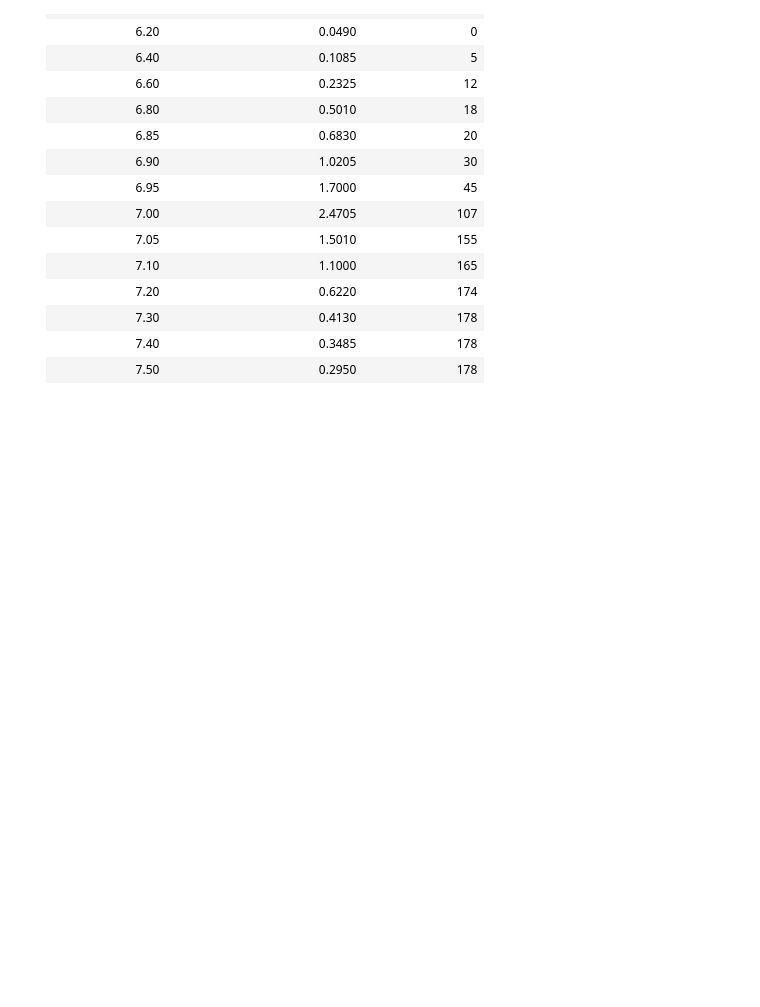
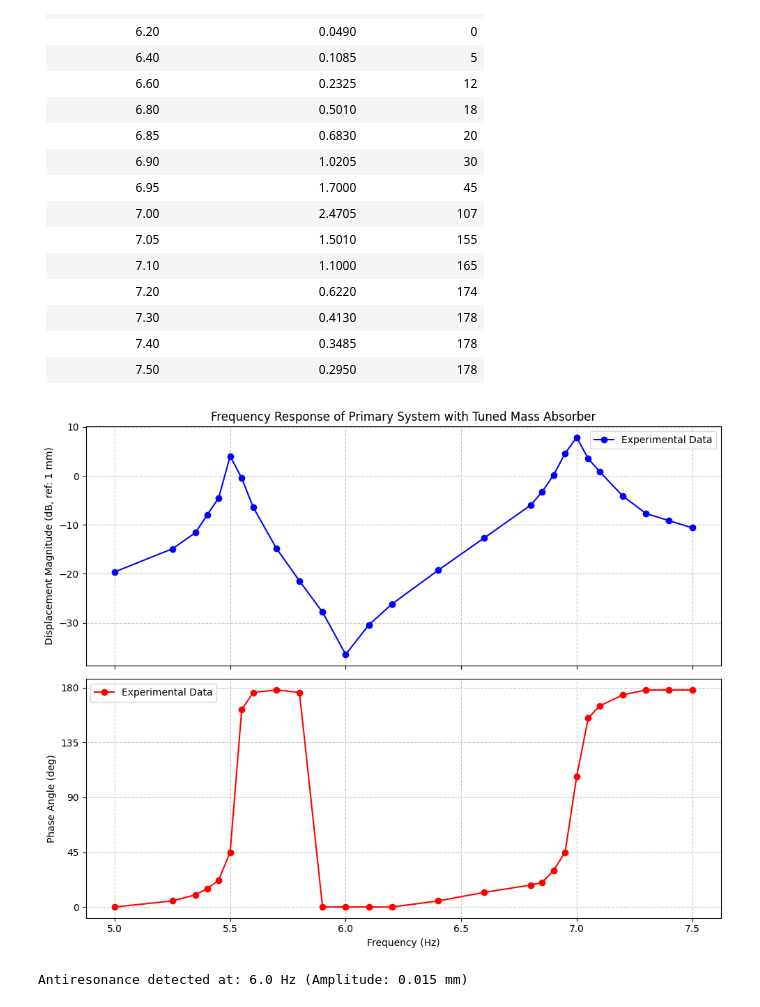
Before and after one commit to kush450629/ME421_GROUP_A1, a Jupyter notebook: Vibration/ME421_E20045_Vibrations.ipynb, the cells around one changed output. Cells and saved outputs as stored; diff of their text form; code cells hidden in the pictures; blank space fills up the shorter version.

```diff
--- a/Vibration/ME421_E20045_Vibrations.ipynb
+++ b/Vibration/ME421_E20045_Vibrations.ipynb
@@ -2425,3 +2425,57 @@ This configuration transforms the system into a **2-DOF setup**, resulting in th
 | 7.30  | 0.4130 | 178 |
 | 7.40  | 0.3485 | 178 |
 | 7.50  | 0.2950 | 178 |
+# %%
+import matplotlib.pyplot as plt
+import numpy as np
+
+# =================== 1. Experimental Data =====================
+freq = np.array([
+    5.00, 5.25, 5.35, 5.40, 5.45, 5.50, 5.55, 5.60, 5.70, 5.80, 5.90,
+    6.00, 6.10, 6.20, 6.40, 6.60, 6.80, 6.85, 6.90, 6.95, 7.00, 7.05,
+    7.10, 7.20, 7.30, 7.40, 7.50
+])
+
+amp = np.array([
+    0.1045, 0.1800, 0.2630, 0.3975, 0.5935, 1.5890, 0.9485, 0.4770,
+    0.1820, 0.0845, 0.0405, 0.0150, 0.0300, 0.0490, 0.1085, 0.2325,
+    0.5010, 0.6830, 1.0205, 1.7000, 2.4705, 1.5010, 1.1000, 0.6220,
+    0.4130, 0.3485, 0.2950
+])
+
+phase = np.array([
+    0, 5, 10, 15, 22, 45, 162, 176, 178, 176, 0, 0, 0, 0, 5, 12, 18, 20,
+    30, 45, 107, 155, 165, 174, 178, 178, 178
+])
+
+# =================== 2. Convert Amplitude to dB =================
+# Reference = 1 mm
+amp_db = 20 * np.log10(amp)
+
+# =================== 3. Plot Frequency Response ===============
+fig, (ax1, ax2) = plt.subplots(2, 1, figsize=(10, 8), sharex=True)
+
+# --- Magnitude (dB) ---
+ax1.plot(freq, amp_db, color='blue', marker='o', linestyle='-', label='Experimental Data')
+ax1.set_ylabel('Displacement Magnitude (dB, ref: 1 mm)')
+ax1.set_title('Frequency Response of Primary System with Tuned Mass Absorber')
+ax1.grid(True, which='both', linestyle='--', alpha=0.7)
+ax1.legend()
+
+# --- Phase ---
+ax2.plot(freq, phase, color='red', marker='o', linestyle='-', label='Experimental Data')
+ax2.set_xlabel('Frequency (Hz)')
+ax2.set_ylabel('Phase Angle (deg)')
+ax2.set_yticks([0, 45, 90, 135, 180])
+ax2.grid(True, which='both', linestyle='--', alpha=0.7)
+ax2.legend()
+
+plt.tight_layout()
+plt.show()
+
+# =================== 4. Identify Antiresonance =================
+min_idx = np.argmin(amp)
+print(f"Antiresonance detected at: {freq[min_idx]} Hz (Amplitude: {amp[min_idx]} mm)")
+# %% [output]
+[figure, added]
+Antiresonance detected at: 6.0 Hz (Amplitude: 0.015 mm)
```
